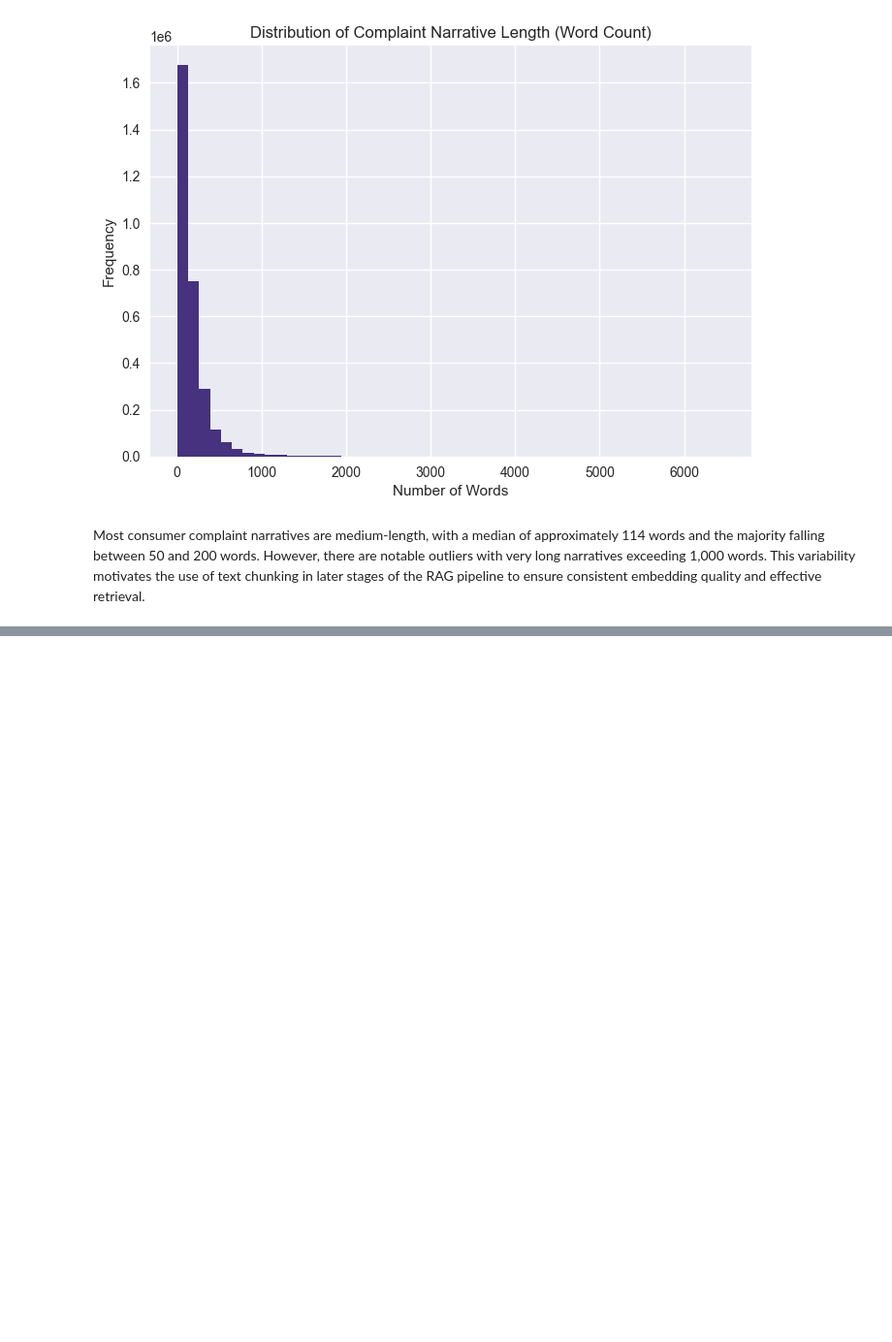
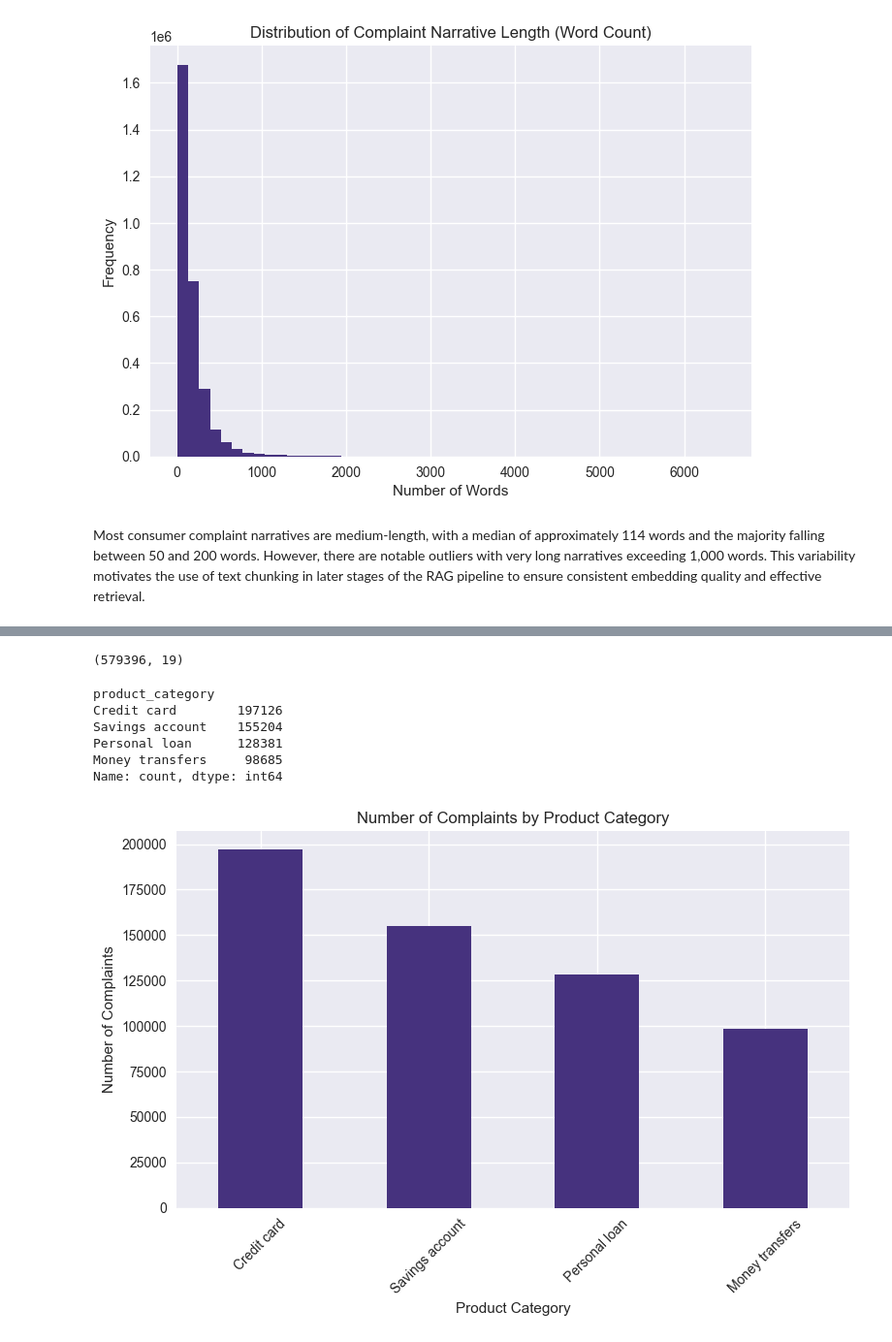
Before and after one commit to Habtu32/rag-complaint-chatbot, a Jupyter notebook: notebooks/eda_preprocessing.ipynb, the cells around one changed output, grey strips where cells are left out. Shown at 97% size. Drawn from its saved outputs; the diff is of its cells as text; code cells hidden in the pictures; blank space fills up the shorter version.

Commit message:
feat(eda): perform EDA & preprocessing on CFPB complaints

```diff
--- a/notebooks/eda_preprocessing.ipynb
+++ b/notebooks/eda_preprocessing.ipynb
@@ -132,0 +183,39 @@ Most consumer complaint narratives are medium-length, with a median of approxima
+# %%
+# Now flatten the values:
+allowed_products = [p for products in product_mapping.values() for p in products]
+
+df_filtered = df_with_text[df_with_text["Product"].isin(allowed_products)].copy()
+df_filtered.shape
+# %% [output]
+(579396, 19)
+# %%
+# Add a Unified Product Category
+# clean categories for retrieval
+def map_product(product):
+    for key, values in product_mapping.items():
+        if product in values:
+            return key
+    return "Other"
+
+df_filtered["product_category"] = df_filtered["Product"].apply(map_product)
+
+df_filtered["product_category"].value_counts()
+# %% [output]
+product_category
+Credit card        197126
+Savings account    155204
+Personal loan      128381
+Money transfers     98685
+Name: count, dtype: int64
+# %%
+# Plot Number of Complaints by Product After Filtering
+import matplotlib.pyplot as plt
+product_counts = df_filtered["product_category"].value_counts()
+product_counts.plot(kind="bar", title="Number of Complaints by Product Category")
+plt.xlabel("Product Category")
+plt.ylabel("Number of Complaints")
+plt.xticks(rotation=45)
+plt.tight_layout()
+plt.show()
+# %% [output]
+[figure, added]
```
Also changed, not shown: parts of 8 cells of this notebook.
